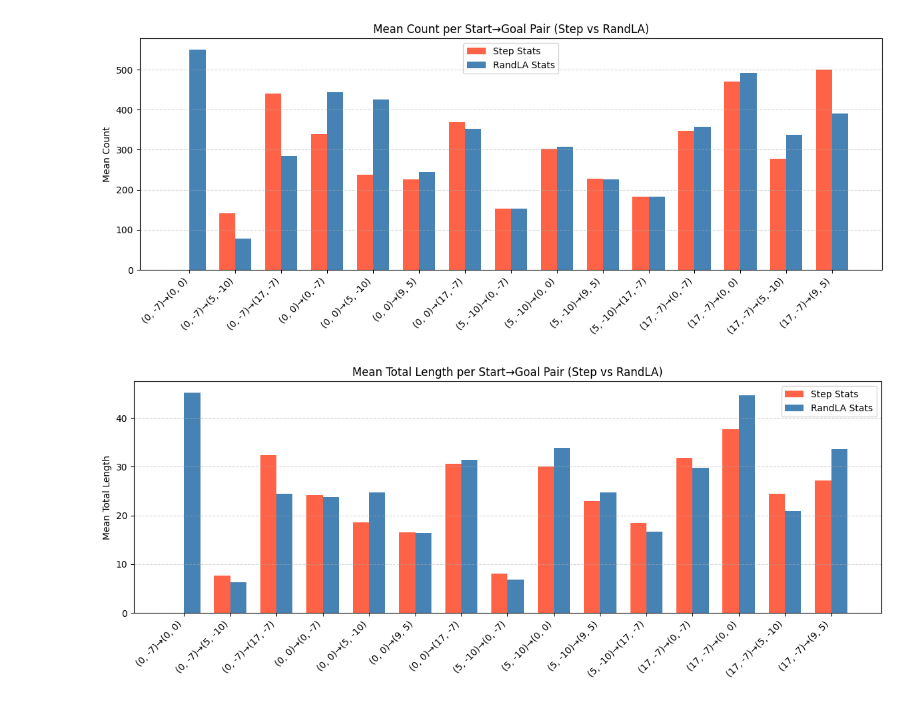
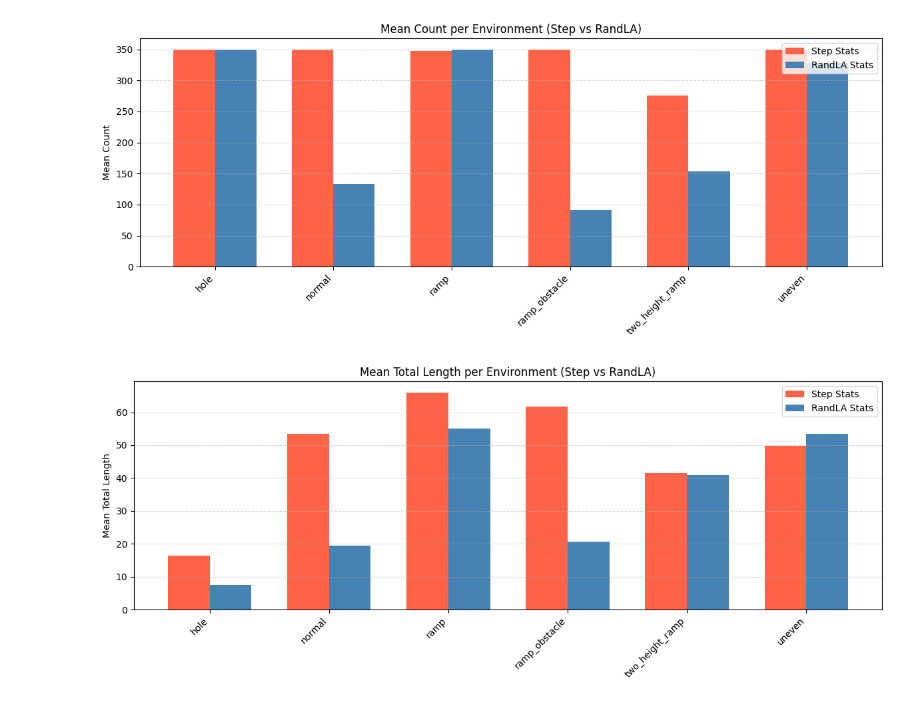
Before and after one commit to Gavin2417/Cosys-AirSim, a Jupyter notebook: PythonClient/car/trying/record/t.ipynb, the cells around one changed output. Cells and saved outputs as stored; diff of their text form; code cells hidden in the pictures.

```diff
--- a/PythonClient/car/trying/record/t.ipynb
+++ b/PythonClient/car/trying/record/t.ipynb
@@ -1,12 +1,17 @@
 # %%
 from collections import defaultdict
 import json
+import math
 
 # Load data
-with open('step_stats.json') as f:
+with open('step_stats_1.json') as f:
     data = json.load(f)
-with open('randla_stats.json') as f2:
+with open('randla_stats_1.json') as f2:
     data2 = json.load(f2)
+
+def euclidean(p1, p2):
+    """Simple 2D Euclidean distance"""
+    return math.sqrt((p1[0] - p2[0])**2 + (p1[1] - p2[1])**2)
 
 def process_data(data):
     groups = defaultdict(list)
@@ -24,18 +29,27 @@ def process_data(data):
         counts = [entry["count"] for entry in group]
         reach_goals = [entry["reach_goal"] for entry in group]
 
+        # New: distances involving current_pos
+        dist_start_curr = [euclidean(entry["start_point"], entry["current_pos"]) for entry in group]
+        dist_curr_goal = [euclidean(entry["current_pos"], entry["goal_point"]) for entry in group]
+
         mean_total_length = sum(total_lengths) / len(total_lengths)
         mean_dist_togoal = sum(dist_togoals) / len(dist_togoals)
         mean_collision = sum(collision_counts) / len(collision_counts)
         mean_count = sum(counts) / len(counts)
         reach_goal_rate = sum(reach_goals) / len(reach_goals)
 
+        mean_start_curr = sum(dist_start_curr) / len(dist_start_curr)
+        mean_curr_goal = sum(dist_curr_goal) / len(dist_curr_goal)
+
         stats[key] = {
             "total_length": mean_total_length,
             "dist_togoal": mean_dist_togoal,
             "collision_count": mean_collision,
             "count": mean_count,
-            "reach_goal_rate": reach_goal_rate * 100  # percent
+            "reach_goal_rate": reach_goal_rate * 100,  # percent
+            "dist_start_to_current": mean_start_curr,
+            "dist_current_to_goal": mean_curr_goal
         }
     return stats
 
@@ -150,47 +275,70 @@ plt.show()
 # %%
 import matplotlib.pyplot as plt
 import numpy as np
 
-all_keys = sorted(set(stats1.keys()).union(stats2.keys()))
-pairs = [f"{start}→{goal}" for (start, goal) in all_keys]
+# Mapping from (rounded start, rounded goal) -> environment label
+env_map = {
+    ((-30, 7), (-22, 17)): "normal",
+    ((-30, -20), (-22, -6)): "uneven",
+    ((-31, -44), (-20, -37)): "ramp",
+    ((-55, 5), (-41, 5)): "two_height_ramp",
+    ((-33, 40), (-20, 40)): "ramp_obstacle",
+    ((-55, -13), (-41, -13)): "hole",
+}
 
-step_counts = [stats1.get(key, {}).get("count", 0) for key in all_keys]
-randla_counts = [stats2.get(key, {}).get("count", 0) for key in all_keys]
+def relabel_stats(stats):
+    """Convert {(start, goal): metrics} -> {label: metrics} using env_map.
+       Falls back to 'start→goal' string if pair is not in env_map."""
+    out = {}
+    for (start, goal), vals in stats.items():
+        label = env_map.get((start, goal), f"{start}→{goal}")
+        out[label] = vals
+    return out
 
-step_lengths = [stats1.get(key, {}).get("total_length", 0) for key in all_keys]
-randla_lengths = [stats2.get(key, {}).get("total_length", 0) for key in all_keys]
+# Apply relabeling
+stats1_labeled = relabel_stats(stats1)
+stats2_labeled = relabel_stats(stats2)
 
-x = np.arange(len(pairs))
+# Collect all labels (instead of coordinates)
+all_labels = sorted(set(stats1_labeled.keys()).union(stats2_labeled.keys()))
+
+step_counts = [stats1_labeled.get(label, {}).get("count", 0) for label in all_labels]
+randla_counts = [stats2_labeled.get(label, {}).get("count", 0) for label in all_labels]
+
+step_lengths = [stats1_labeled.get(label, {}).get("total_length", 0) for label in all_labels]
+randla_lengths = [stats2_labeled.get(label, {}).get("total_length", 0) for label in all_labels]
+
+x = np.arange(len(all_labels))
 width = 0.35
 
-# Plot Count comparison
-plt.figure(figsize=(max(12, len(pairs)*0.6), 5))
+# --- Plot Mean Count comparison ---
+plt.figure(figsize=(max(12, len(all_labels)*0.6), 5))
 bars1 = plt.bar(x - width/2, step_counts, width, label='Step Stats', color='tomato')
 bars2 = plt.bar(x + width/2, randla_counts, width, label='RandLA Stats', color='steelblue')
 
-plt.xticks(x, pairs, rotation=45, ha='right')
+plt.xticks(x, all_labels, rotation=45, ha='right')
 plt.ylabel("Mean Count")
-plt.title("Mean Count per Start→Goal Pair (Step vs RandLA)")
+plt.title("Mean Count per Environment (Step vs RandLA)")
 plt.legend()
 plt.grid(True, axis='y', linestyle='--', alpha=0.5)
 plt.tight_layout()
 plt.show()
 
-# Plot Total Length comparison
-plt.figure(figsize=(max(12, len(pairs)*0.6), 5))
+# --- Plot Mean Total Length comparison ---
+plt.figure(figsize=(max(12, len(all_labels)*0.6), 5))
 bars1 = plt.bar(x - width/2, step_lengths, width, label='Step Stats', color='tomato')
 bars2 = plt.bar(x + width/2, randla_lengths, width, label='RandLA Stats', color='steelblue')
 
-plt.xticks(x, pairs, rotation=45, ha='right')
+plt.xticks(x, all_labels, rotation=45, ha='right')
 plt.ylabel("Mean Total Length")
-plt.title("Mean Total Length per Start→Goal Pair (Step vs RandLA)")
+plt.title("Mean Total Length per Environment (Step vs RandLA)")
 plt.legend()
 plt.grid(True, axis='y', linestyle='--', alpha=0.5)
 plt.tight_layout()
 plt.show()
 # %% [output]
-[figure, old version]
+[figure, new version]
-[figure, old version]
+[figure, new version]
 # %%
 # Extract reach_goal_rate (success rate) from stats1 and stats2
 step_success_rates_all = [v.get("reach_goal_rate", 0) for v in stats1.values()]
```
Also changed, not shown: parts of 6 cells of this notebook, 18 other files.
